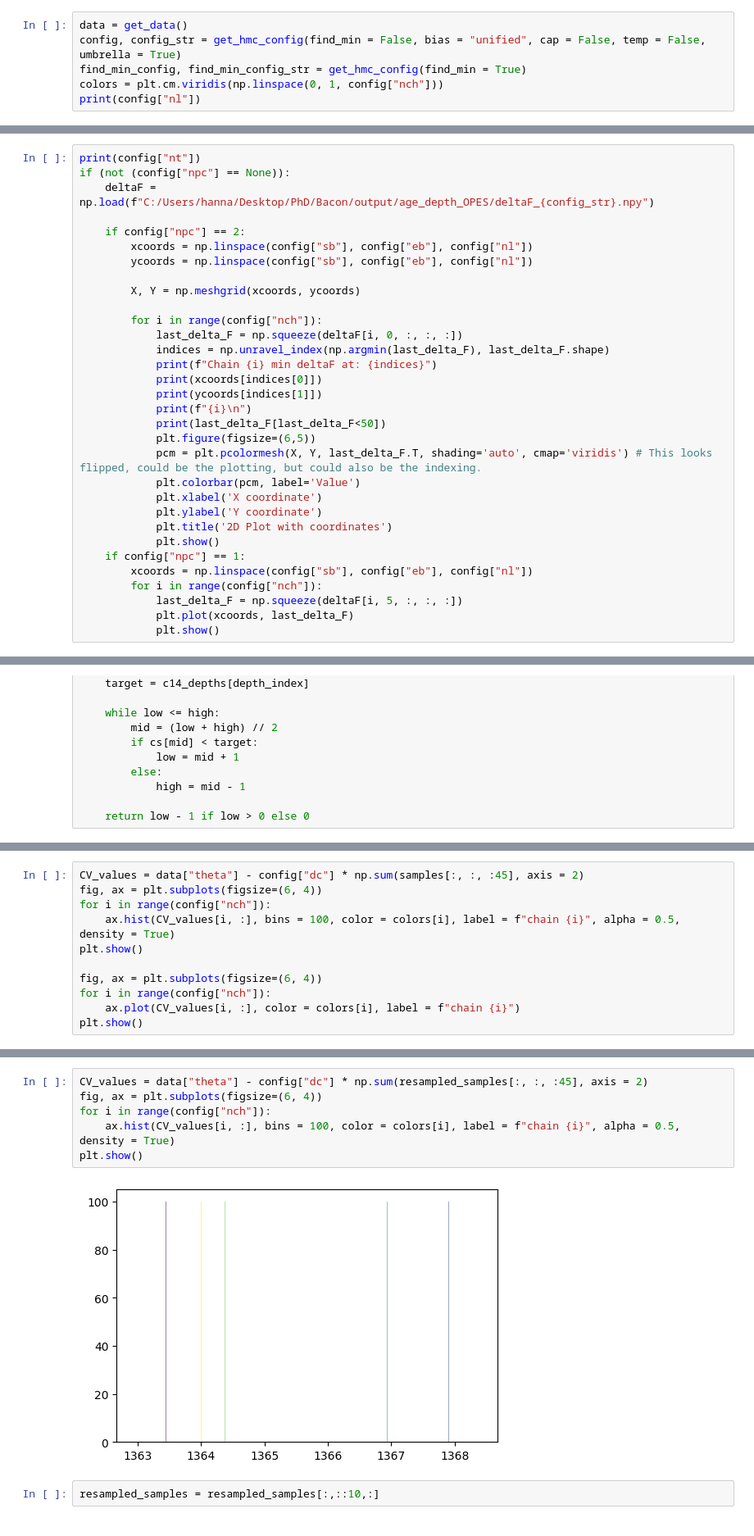
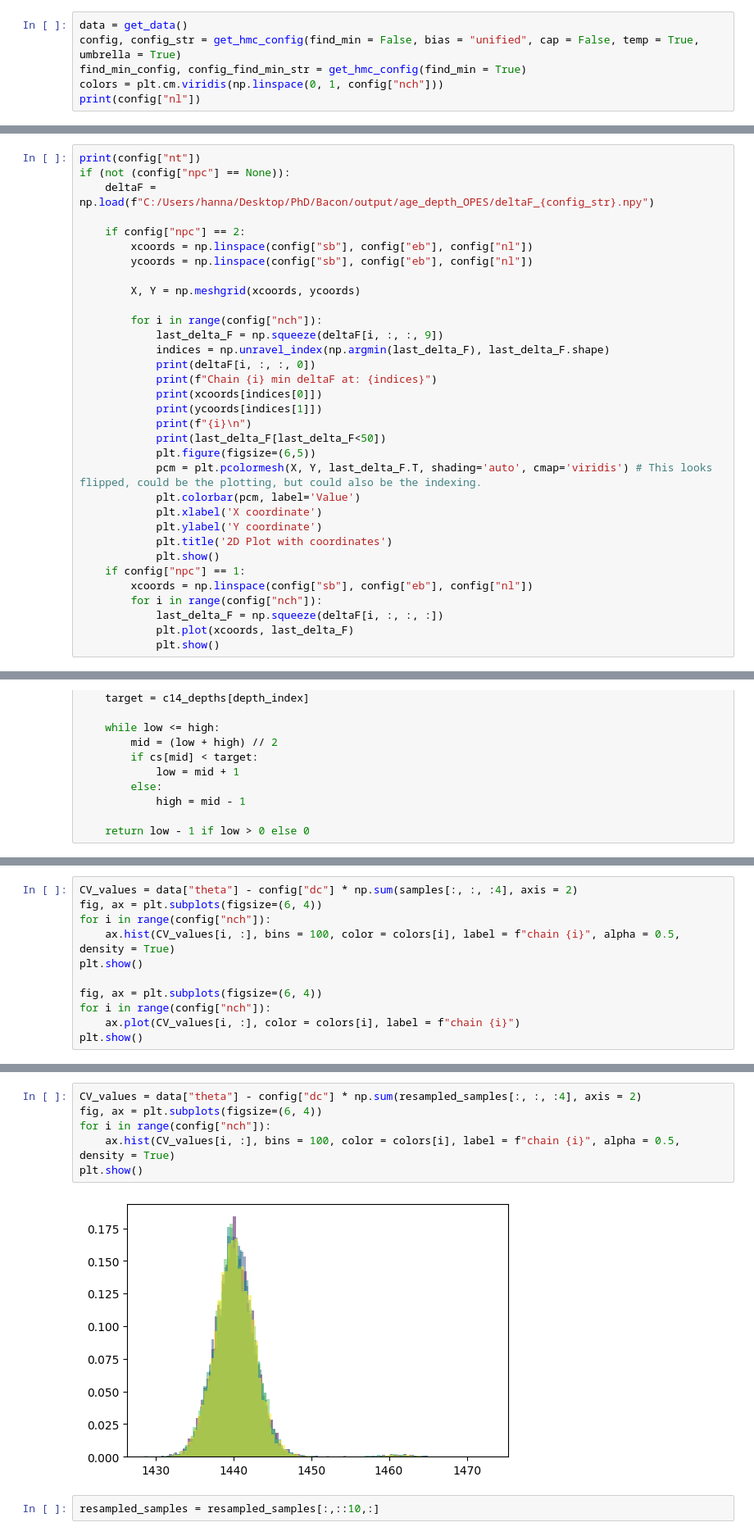
Before and after one commit to hannakjellson/Sampling-for-age-depth-modelling, a Jupyter notebook: python/src/age_depth_models/age_depth_model_OPES/plot.ipynb, the cells around one changed output, grey strips where cells are left out. Shown at 82% size. Saved outputs shown, nothing was run; the diff lists cells and outputs as text.

```diff
--- a/python/src/age_depth_models/age_depth_model_OPES/plot.ipynb
+++ b/python/src/age_depth_models/age_depth_model_OPES/plot.ipynb
@@ -5,8 +5,8 @@ from define_data_and_variables import get_data, get_hmc_config
 import arviz as az
 # %%
 data = get_data()
-config, config_str = get_hmc_config(find_min = False, bias = "unified", cap = False, temp = False, umbrella = True)
-find_min_config, find_min_config_str = get_hmc_config(find_min = True)
+config, config_str = get_hmc_config(find_min = False, bias = "unified", cap = False, temp = True, umbrella = True)
+find_min_config, config_find_min_str = get_hmc_config(find_min = True)
 colors = plt.cm.viridis(np.linspace(0, 1, config["nch"]))
 print(config["nl"])
 # %% [output]
@@ -28,8 +41,9 @@ if (not (config["npc"] == None)):
         X, Y = np.meshgrid(xcoords, ycoords)
 
         for i in range(config["nch"]):
-            last_delta_F = np.squeeze(deltaF[i, 0, :, :, :])
+            last_delta_F = np.squeeze(deltaF[i, :, :, 9])
             indices = np.unravel_index(np.argmin(last_delta_F), last_delta_F.shape)
+            print(deltaF[i, :, :, 0])
             print(f"Chain {i} min deltaF at: {indices}")
             print(xcoords[indices[0]])
             print(ycoords[indices[1]])
@@ -45,7 +59,7 @@ if (not (config["npc"] == None)):
     if config["npc"] == 1:
         xcoords = np.linspace(config["sb"], config["eb"], config["nl"])
         for i in range(config["nch"]):
-            last_delta_F = np.squeeze(deltaF[i, 5, :, :, :])
+            last_delta_F = np.squeeze(deltaF[i, :, :, :])
             plt.plot(xcoords, last_delta_F)
             plt.show()
 # %% [output]
@@ -276,5 +230,5 @@ plt.show()
 # %%
-CV_values = data["theta"] - config["dc"] * np.sum(samples[:, :, :45], axis = 2)
+CV_values = data["theta"] - config["dc"] * np.sum(samples[:, :, :4], axis = 2)
 fig, ax = plt.subplots(figsize=(6, 4))
 for i in range(config["nch"]):
     ax.hist(CV_values[i, :], bins = 100, color = colors[i], label = f"chain {i}", alpha = 0.5, density = True)
@@ -290,11 +244,11 @@ plt.show()
 # %%
-CV_values = data["theta"] - config["dc"] * np.sum(resampled_samples[:, :, :45], axis = 2)
+CV_values = data["theta"] - config["dc"] * np.sum(resampled_samples[:, :, :4], axis = 2)
 fig, ax = plt.subplots(figsize=(6, 4))
 for i in range(config["nch"]):
     ax.hist(CV_values[i, :], bins = 100, color = colors[i], label = f"chain {i}", alpha = 0.5, density = True)
 plt.show()
 # %% [output]
-[figure, old version]
+[figure, new version]
 # %%
 resampled_samples = resampled_samples[:,::10,:]
 # %%
```
Also changed, not shown: parts of 16 cells of this notebook, 7 other files.
